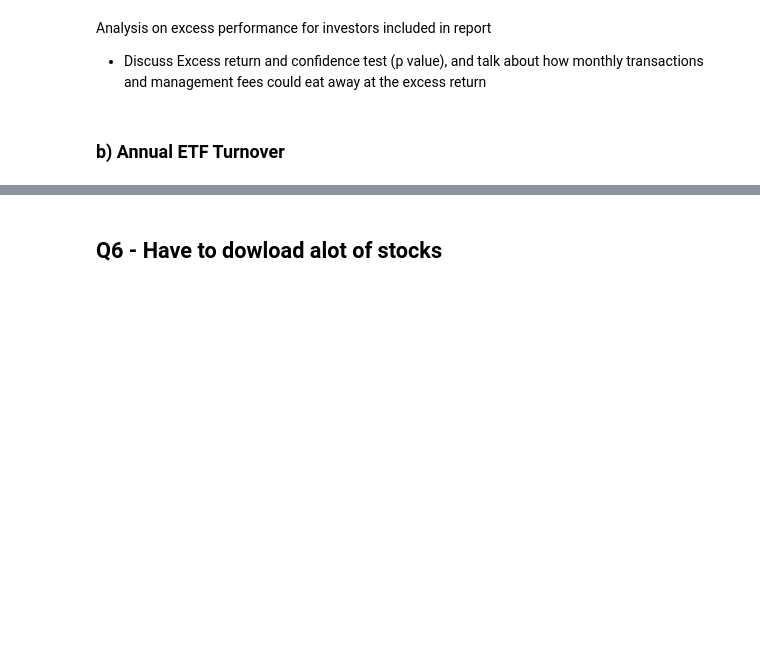
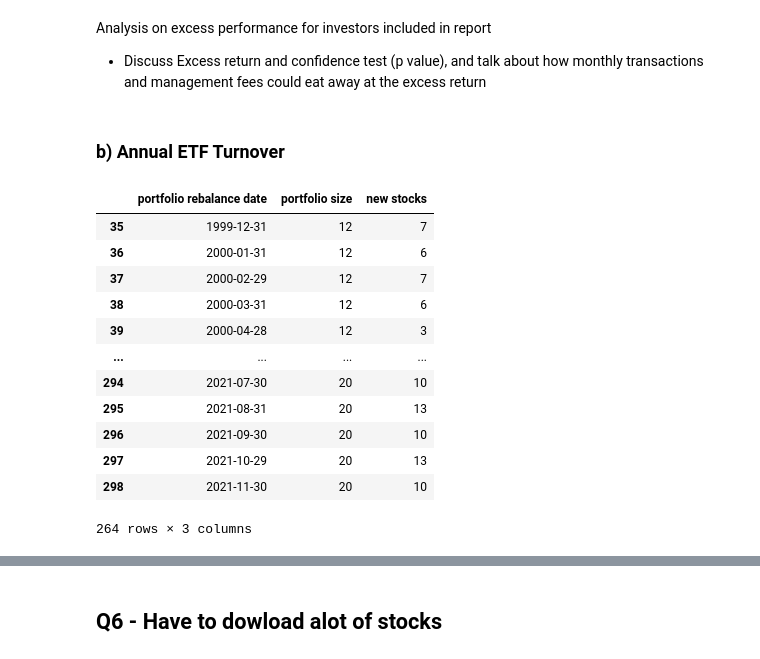
Before and after one commit to uWaterloo-CFM/CFM-301, a Jupyter notebook: Assignment 4/Assignment 4 - Code.ipynb, the cells around one changed output, grey strips where cells are left out. Saved outputs shown, nothing was run; the diff lists cells and outputs as text; code cells hidden in the pictures; blank space fills up the shorter version.

```diff
--- a/Assignment 4/Assignment 4 - Code.ipynb
+++ b/Assignment 4/Assignment 4 - Code.ipynb
@@ -845,3 +851,62 @@ Analysis on excess performance for investors included in report
 - Discuss Excess return and confidence test (p value), and talk about how monthly transactions and management fees could eat away at the excess return
 # %% [markdown]
 ### b) Annual ETF Turnover
+# %%
+permnos = set(winsorized_factors.permno)
+months = list(winsorized_factors[winsorized_factors["permno"] == 10107.0]["date"])
+reporting_months = [m.strftime("%Y-%m-%d") for m in months[1:]] + ["2021-12-31"] # shifted by 1 month
+
+# General function name (can do any type of quantile) but we actually sorting into quintiles for this assignment
+# This function sorts by factor at the end of every month and then equally holds through the next month and reports the returns portfolio return
+def portfolio_turnover(quantile: int, factor: str, num_portfolios=5, name="Quintile"):
+    factor_df = winsorized_factors[["permno", "date", "ret", "ret_t1", factor]]
+
+    turnover = {"date": [], "portfolio size": [], "new stocks": []}
+
+    # Keep track of set of stocks from last iteration
+    # For first iteration, set to all permnos, so no "new" stocks appear in 1st month (since it's when the portfolio is incepted)
+
+    last_month_stocks = permnos
+    # Every month we sort stocks based on the factor
+    for month in months:
+        month_df = factor_df[factor_df["date"] == month]
+        month_df.sort_values(by=factor, inplace=True, ascending=True) # Sorted in ascending order, smallest quantile starts at index 0
+
+        permno_quantiles = np.array_split(list(month_df["permno"]), num_portfolios) # Splits into 5 equal chunks
+        quantile_stocks = set(permno_quantiles[quantile-1])
+
+        new_stocks = quantile_stocks.difference(last_month_stocks) # current_stocks - last_month_stocks = new stocks
+        num_new_stocks = len(new_stocks)
+        total_stocks = len(quantile_stocks)
+        last_month_stocks = quantile_stocks
+
+        turnover["date"].append(month)
+        turnover["portfolio size"].append(total_stocks)
+        turnover["new stocks"].append(num_new_stocks)
+
+    return pd.DataFrame.from_dict(turnover)
+# %%
+turnover_stats = portfolio_turnover(1, "ivol_winsorized")
+turnover_stats = turnover_stats[turnover_stats["date"] >= "1999-12-01"]
+
+# Note that our date schema here is indexed on rebalance date, set to the end of every month
+# Portfolio is then carried through the following month
+
+
+# This is why it appears that our dates are shifted one month into the past, **but it isn't**
+turnover_stats.columns = ["portfolio rebalance date", "portfolio size", "new stocks"]
+turnover_stats
+# %% [output]
+|  | portfolio rebalance date | portfolio size | new stocks |
+| 35 | 1999-12-31 | 12 | 7 |
+| 36 | 2000-01-31 | 12 | 6 |
+| 37 | 2000-02-29 | 12 | 7 |
+| 38 | 2000-03-31 | 12 | 6 |
+| 39 | 2000-04-28 | 12 | 3 |
+| ... | ... | ... | ... |
+| 294 | 2021-07-30 | 20 | 10 |
+| 295 | 2021-08-31 | 20 | 13 |
+| 296 | 2021-09-30 | 20 | 10 |
+| 297 | 2021-10-29 | 20 | 13 |
+| 298 | 2021-11-30 | 20 | 10 |
+264 rows × 3 columns
```
Also changed, not shown: parts of 12 cells of this notebook, 2 other files.
